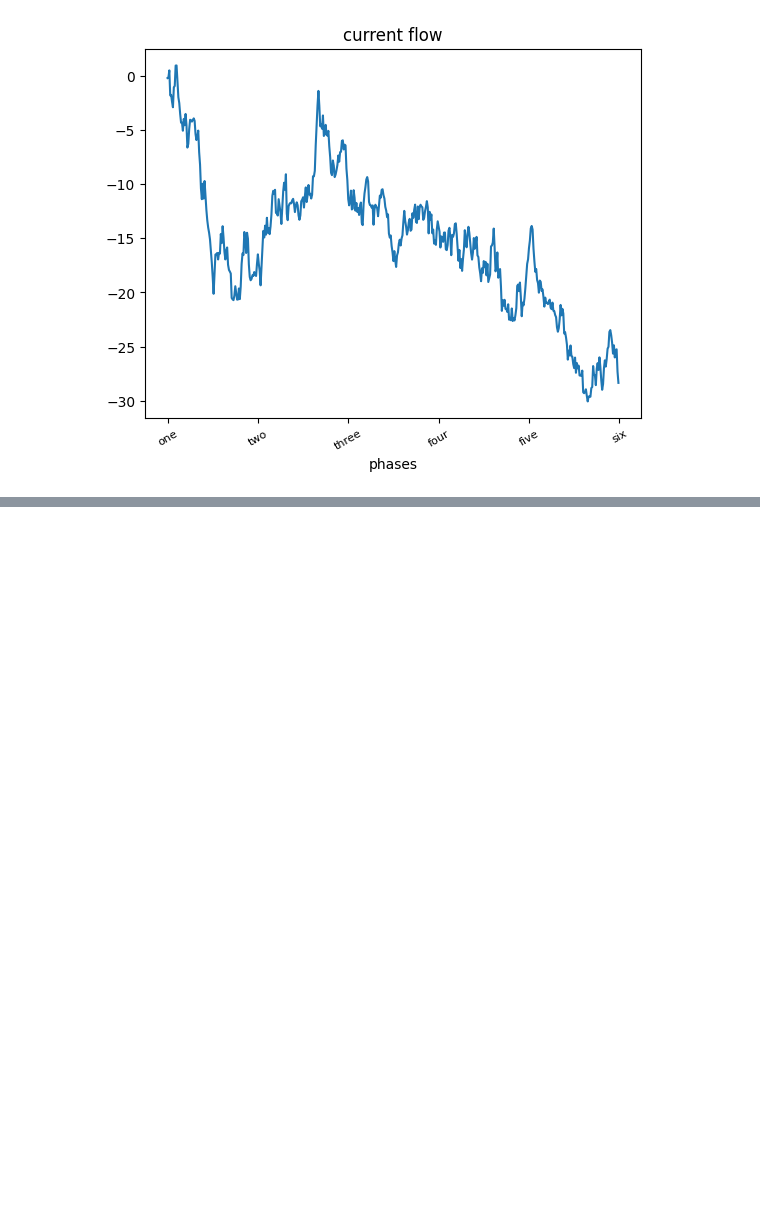
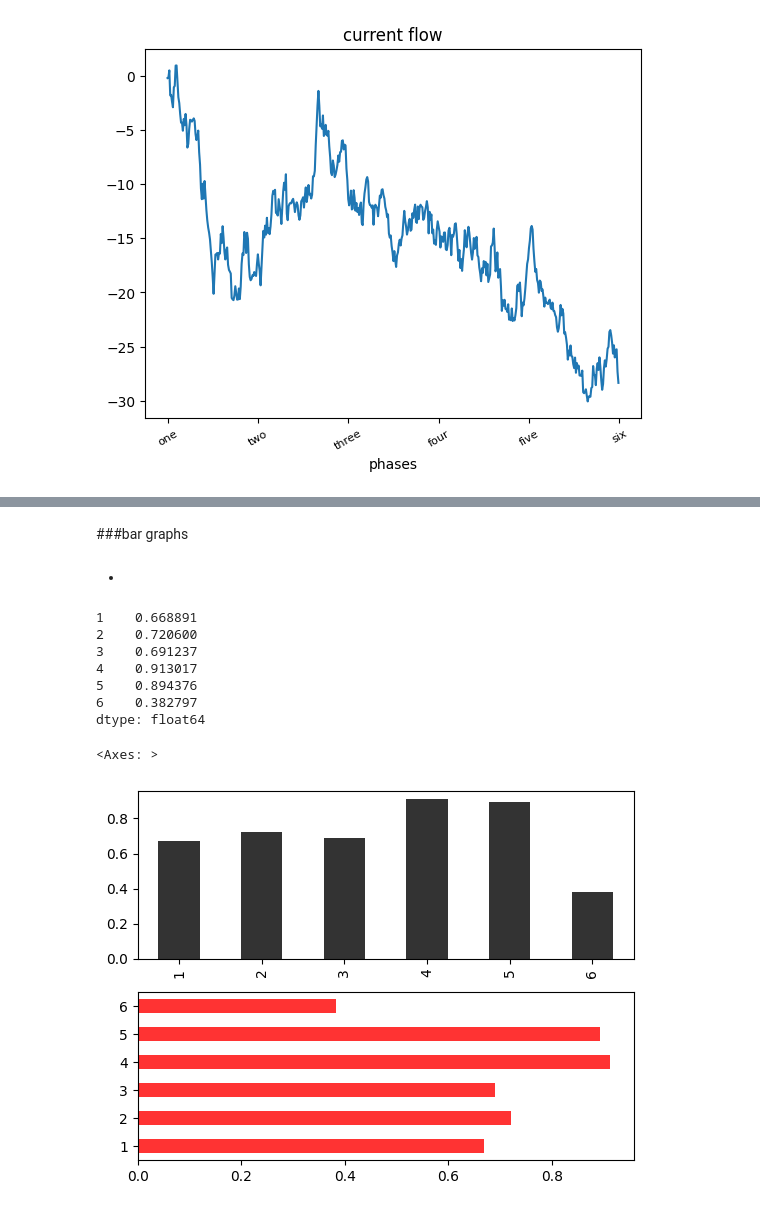
Before and after one commit to davidofitaly/notes_03_python_in_data_analysis, a Jupyter notebook: 06_graphs_and_data_visualisation.ipynb, the cells around one changed output, grey strips where cells are left out. Cells and saved outputs as stored; diff of their text form; code cells hidden in the pictures; blank space fills up the shorter version.

```diff
--- a/06_graphs_and_data_visualisation.ipynb
+++ b/06_graphs_and_data_visualisation.ipynb
@@ -111,0 +146,31 @@ fig.savefig('figpath.png')
+# %% [markdown]
+###bar graphs
+# %% [markdown]
+
+
+*
+# %%
+# Create two plots in one figure (2 rows, 1 column)
+fig, axes = plt.subplots(2, 1)
+
+# Generate data (6 random numbers from the range [0, 1])
+data_3 = pd.Series(np.random.uniform(low=0.0, high=1.0, size=6), index=np.arange(1, 7))
+
+# Display data
+print(data_3)
+
+# Create a vertical bar plot in the first subplot (axes[0]), with black color and alpha transparency of 0.8
+data_3.plot.bar(ax=axes[0], color='black', alpha=0.8)
+
+# Create a horizontal bar plot in the second subplot (axes[1]), with red color and alpha transparency of 0.8
+data_3.plot.barh(ax=axes[1], color='red', alpha=0.8)
+# %% [output]
+1    0.668891
+2    0.720600
+3    0.691237
+4    0.913017
+5    0.894376
+6    0.382797
+dtype: float64
+<Axes: >
+[figure, added]
```
Also changed, not shown: parts of 34 cells of this notebook.
